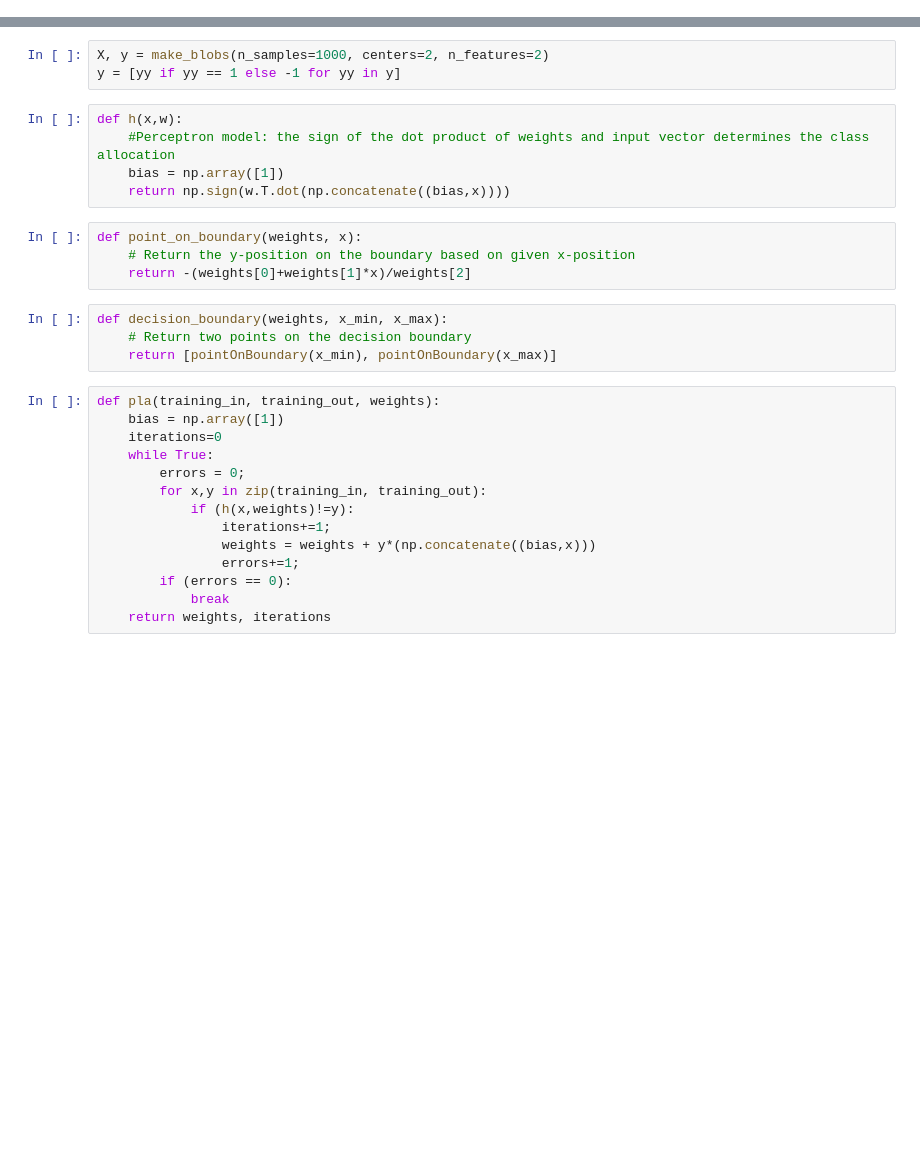
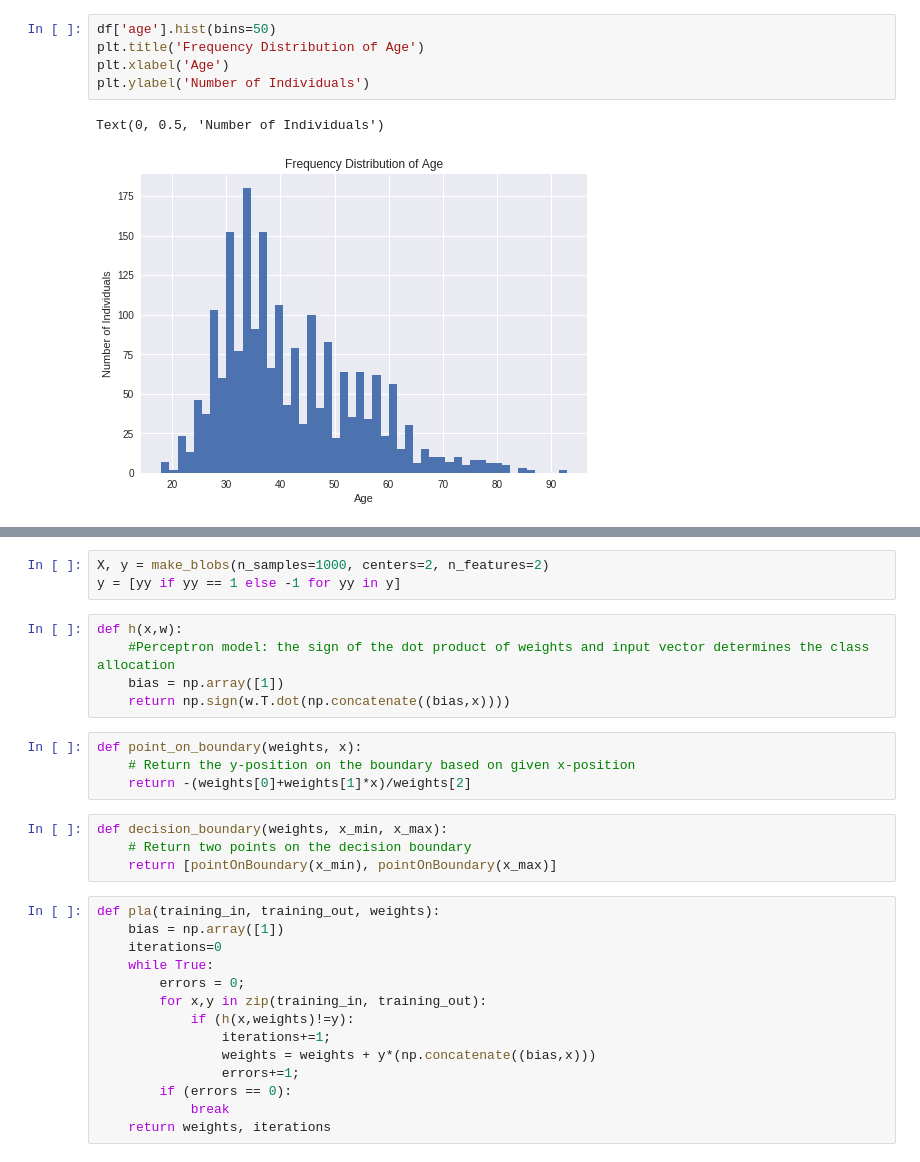
Before and after one commit to vipulpopat/MSCAI_Sem1_Etivity1, a Jupyter notebook: Etivity1.ipynb, the cells around one changed output, grey strips where cells are left out. Saved outputs shown, nothing was run; the diff lists cells and outputs as text; blank space fills up the shorter version.

```diff
--- a/Etivity1.ipynb
+++ b/Etivity1.ipynb
@@ -10,0 +83,8 @@ import pandas as pd
+# %%
+df['age'].hist(bins=50)
+plt.title('Frequency Distribution of Age')
+plt.xlabel('Age')
+plt.ylabel('Number of Individuals')
+# %% [output]
+Text(0, 0.5, 'Number of Individuals')
+[figure, added]
```
Also changed, not shown: parts of 29 cells of this notebook.
